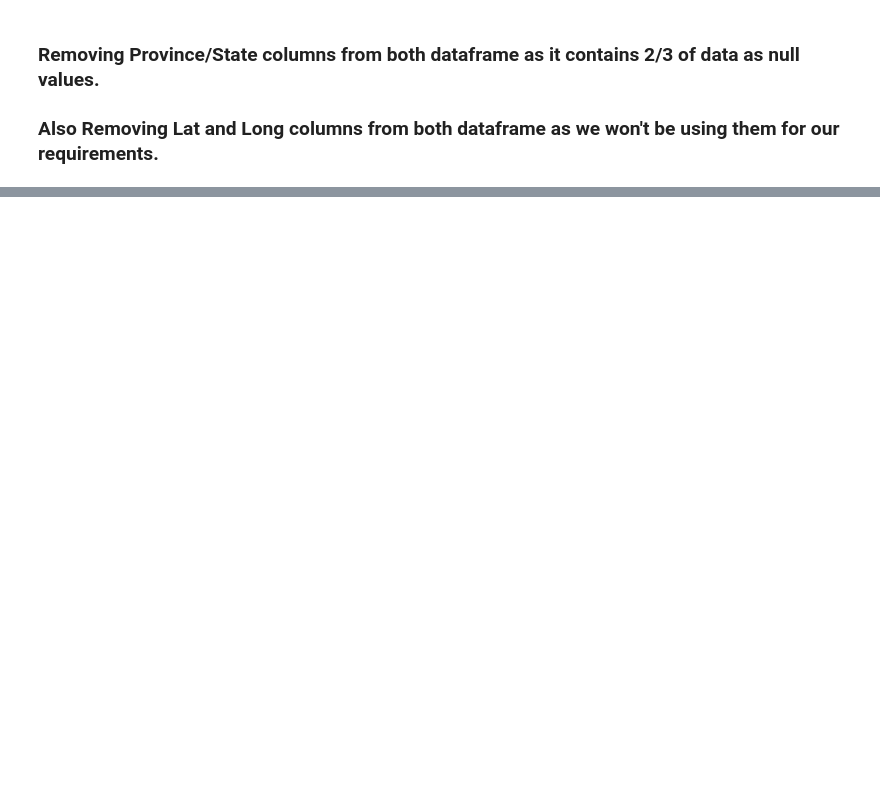
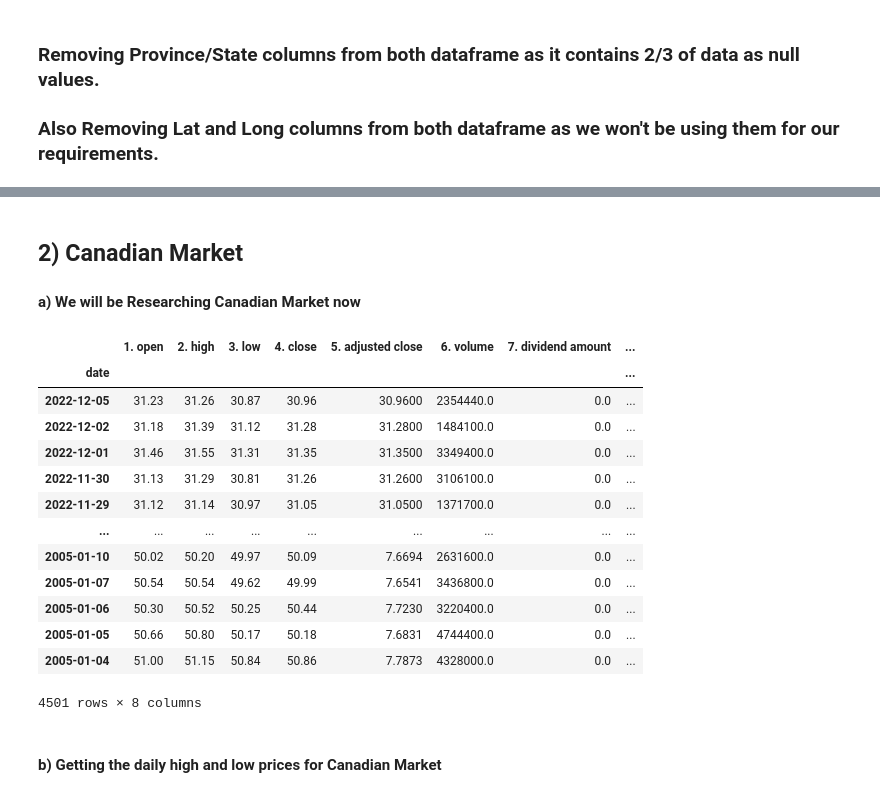
Before and after one commit to AIDA-Saskatchewan-polytechnic/Final_Project_JST, a Jupyter notebook: Final_Project_COMP_603_002.ipynb, the cells around one changed output, grey strips where cells are left out. Saved outputs shown, nothing was run; the diff lists cells and outputs as text; code cells hidden in the pictures; blank space fills up the shorter version.

```diff
--- a/Final_Project_COMP_603_002.ipynb
+++ b/Final_Project_COMP_603_002.ipynb
@@ -210,0 +272,26 @@ aggregate_df
+# %% [markdown]
+## 2) Canadian Market
+#### a) We will be Researching Canadian Market now
+# %%
+canada = ts.get_daily_adjusted(symbol='XIU.TRT', outputsize ='full')
+#canada_df = canada[(canada.index >= start_date) & (canada.index <= end_date)]
+#canada_df = canada_df.sort_index(ascending=True)
+canada_df = pd.DataFrame(canada[0])
+canada_df
+# %% [output]
+|  | 1. open | 2. high | 3. low | 4. close | 5. adjusted close | 6. volume | 7. dividend amount | ... |
+| date |  |  |  |  |  |  |  | ... |
+| 2022-12-05 | 31.23 | 31.26 | 30.87 | 30.96 | 30.9600 | 2354440.0 | 0.0 | ... |
+| 2022-12-02 | 31.18 | 31.39 | 31.12 | 31.28 | 31.2800 | 1484100.0 | 0.0 | ... |
+| 2022-12-01 | 31.46 | 31.55 | 31.31 | 31.35 | 31.3500 | 3349400.0 | 0.0 | ... |
+| 2022-11-30 | 31.13 | 31.29 | 30.81 | 31.26 | 31.2600 | 3106100.0 | 0.0 | ... |
+| 2022-11-29 | 31.12 | 31.14 | 30.97 | 31.05 | 31.0500 | 1371700.0 | 0.0 | ... |
+| ... | ... | ... | ... | ... | ... | ... | ... | ... |
+| 2005-01-10 | 50.02 | 50.20 | 49.97 | 50.09 | 7.6694 | 2631600.0 | 0.0 | ... |
+| 2005-01-07 | 50.54 | 50.54 | 49.62 | 49.99 | 7.6541 | 3436800.0 | 0.0 | ... |
+| 2005-01-06 | 50.30 | 50.52 | 50.25 | 50.44 | 7.7230 | 3220400.0 | 0.0 | ... |
+| 2005-01-05 | 50.66 | 50.80 | 50.17 | 50.18 | 7.6831 | 4744400.0 | 0.0 | ... |
+| 2005-01-04 | 51.00 | 51.15 | 50.84 | 50.86 | 7.7873 | 4328000.0 | 0.0 | ... |
+4501 rows × 8 columns
+# %% [markdown]
+#### b) Getting the daily high and low prices for Canadian Market
```
Also changed, not shown: parts of 53 cells of this notebook.
